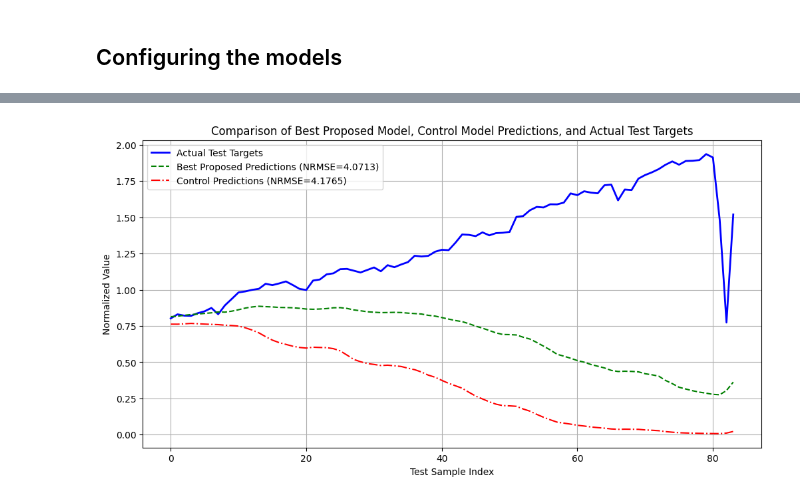
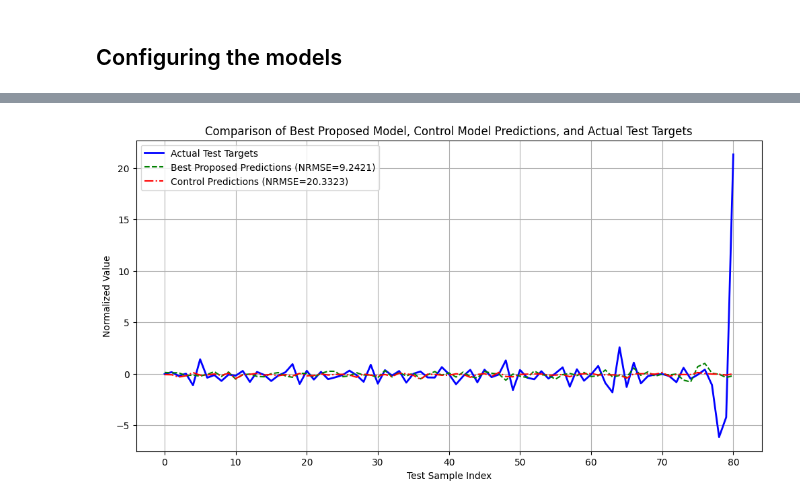
Before and after one commit to lichterberci/rbfar-ols, a Jupyter notebook: experiments.ipynb, the cells around one changed output, grey strips where cells are left out. Saved outputs shown, nothing was run; the diff lists cells and outputs as text; code cells hidden in the pictures.

```diff
--- a/experiments.ipynb
+++ b/experiments.ipynb
@@ -92,23 +92,28 @@ configs = [
                 optimizer=SvdOptimizer(epsilon=0.05, alpha=alpha),
                 m=m,
                 post_tune=post_tune,
+                n=dim,
+                embedding_tau=tau
             )
-            for m in [5, 10, 15, 20]
-            # for m in [10, 20, 30, 50, 100, 200, 500, 1000]
-            for alpha in [1e-2, 1e-1, 5e-1, 1, 5]
+            for m in [2, 5, 10, 20, 30, 50, 100]
+            for alpha in [1e-4, 1e-2, 1e-1, 5e-1, 1, 2, 5]
             for post_tune in [True, False]
         ],
         *[
             ProposedMethodConfig(
                 approach="pretraining",
                 optimizer=OlsOptimizer(rho=rho),
-                m=100
+                m=100,
+                n=dim,
+                embedding_tau=tau,
+                post_tune=post_tune,
             )
             for rho in [0.01, 0.05, 0.1, 0.2, 0.3, 0.4, 0.5]
+            for post_tune in [True, False]
         ]
     ]
 
-control_config = ControlConfig(m=10)
+control_config = ControlConfig(m=47, n=dim, embedding_tau=tau)
 # %%
 proposed_results, control_result = run_comparison_experiments(
         time_series,
@@ -145,7 +148,7 @@ for res in proposed_results:
         {
             "Type": ["Proposed"],
             "Name": [
-                f"{res.method_name} (m={res.metadata['total_centers']}, alpha={res.metadata['optimizer_params']['_alpha']})" if res.metadata["optimizer_type"] == "SvdBasedOptimizer" else
+                f"{res.method_name} (m={res.metadata['total_centers']}, alpha={res.metadata['optimizer_params']['_alpha']})" if res.metadata["optimizer_type"] == "SvdOptimizer" else
                 f"{res.method_name} (|C|={res.metadata['selected_centers']}, rho={res.metadata['optimizer_params']['_rho']})"
             ],
             "Test R": [test_metrics.pearson_correlation_coefficient()],
@@ -187,2 +176,3 @@ results_df.sort_values(by=["Type", "Test NRMSE"], ascending=[True, True]).head(1
 # %%
-PROPOSED_MODEL_SELECTION_CRITERION_FOR_PLOTTING = "Test NRMSE"
+PROPOSED_MODEL_SELECTION_CRITERION = "Test R^2"
+PROPOSED_MODEL_SELECTION_CRITERION_SHOULD_MAXIMIZE = True
@@ -189,21 +193,35 @@ PROPOSED_MODEL_SELECTION_CRITERION_FOR_PLOTTING = "Test NRMSE"
 # %%
 # Find the index of the best proposed model based on lowest Test NRMSE
-best_idx = results_df[results_df['Type'] == 'Proposed'][PROPOSED_MODEL_SELECTION_CRITERION_FOR_PLOTTING].idxmin()
+best_idx = results_df[results_df["Type"] == "Proposed"][
+    PROPOSED_MODEL_SELECTION_CRITERION_FOR_PLOTTING
+].index[0]
 best_res = proposed_results[best_idx]
 
 # Get test targets (actual values for test set)
 test_targets = best_res.test_targets  # Assuming all have the same test_targets
 
 # Plot the results
 plt.figure(figsize=(12, 6))
-plt.plot(test_targets, label='Actual Test Targets', color='blue', linewidth=2)
-plt.plot(best_res.test_predictions, label=f'Best Proposed Predictions (NRMSE={results_df.loc[best_idx, "Test NRMSE"]:.4f})', color='green', linestyle='--')
-plt.plot(control_result.test_predictions, label=f'Control Predictions (NRMSE={control_test_metrics.normalized_root_mean_square_error():.4f})', color='red', linestyle='-.')
-plt.xlabel('Test Sample Index')
-plt.ylabel('Normalized Value')
-plt.title('Comparison of Best Proposed Model, Control Model Predictions, and Actual Test Targets')
+plt.plot(test_targets, label="Actual Test Targets", color="blue", linewidth=2)
+plt.plot(
+    best_res.test_predictions,
+    label=f'Best Proposed Predictions (NRMSE={results_df.loc[best_idx, "Test NRMSE"]:.4f})',
+    color="green",
+    linestyle="--",
+)
+plt.plot(
+    control_result.test_predictions,
+    label=f"Control Predictions (NRMSE={control_test_metrics.normalized_root_mean_square_error():.4f})",
+    color="red",
+    linestyle="-.",
+)
+plt.xlabel("Test Sample Index")
+plt.ylabel("Normalized Value")
+plt.title(
+    "Comparison of Best Proposed Model, Control Model Predictions, and Actual Test Targets"
+)
 plt.legend()
 plt.grid(True)
 plt.show()
 # %% [output]
-[figure, old version]
+[figure, new version]
```
Also changed, not shown: parts of 6 cells of this notebook, 2 other files.
